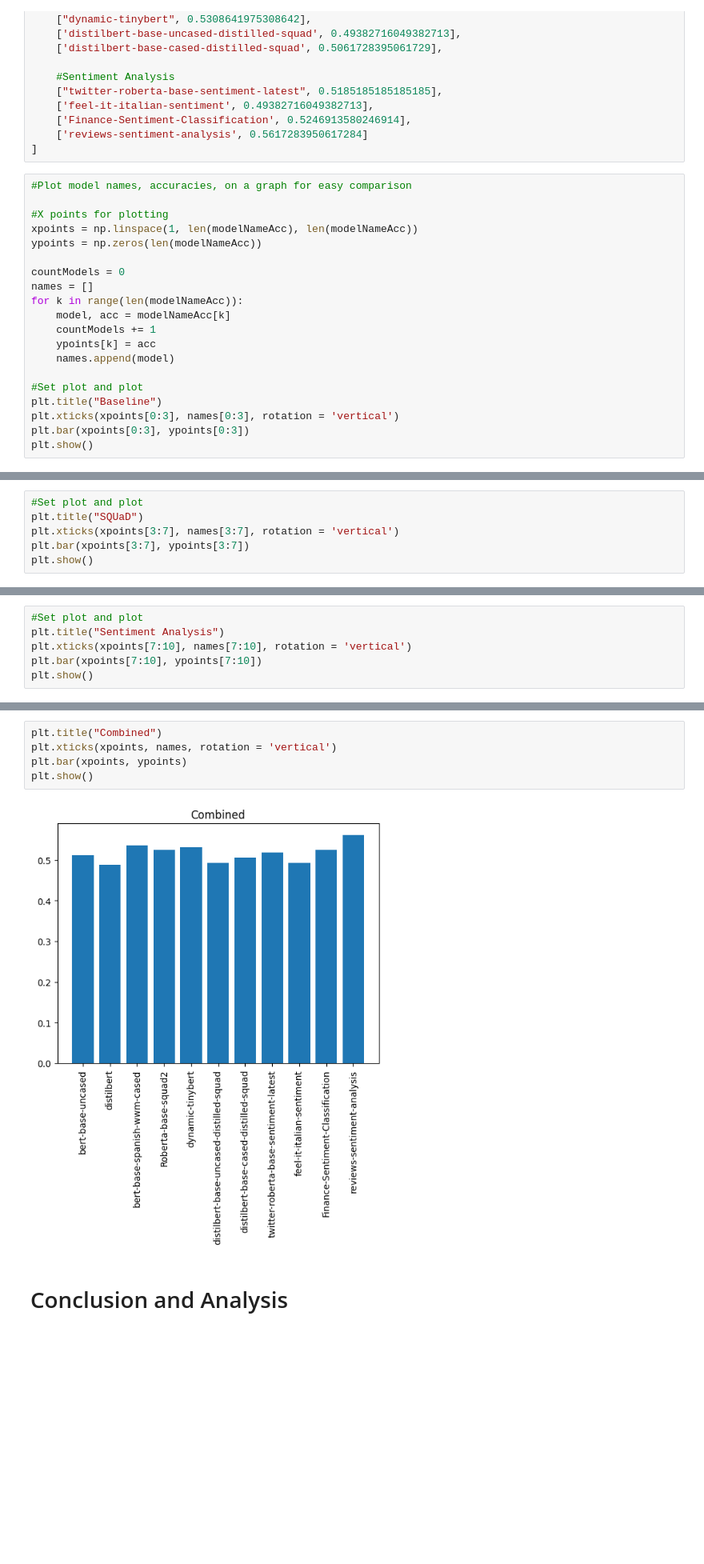
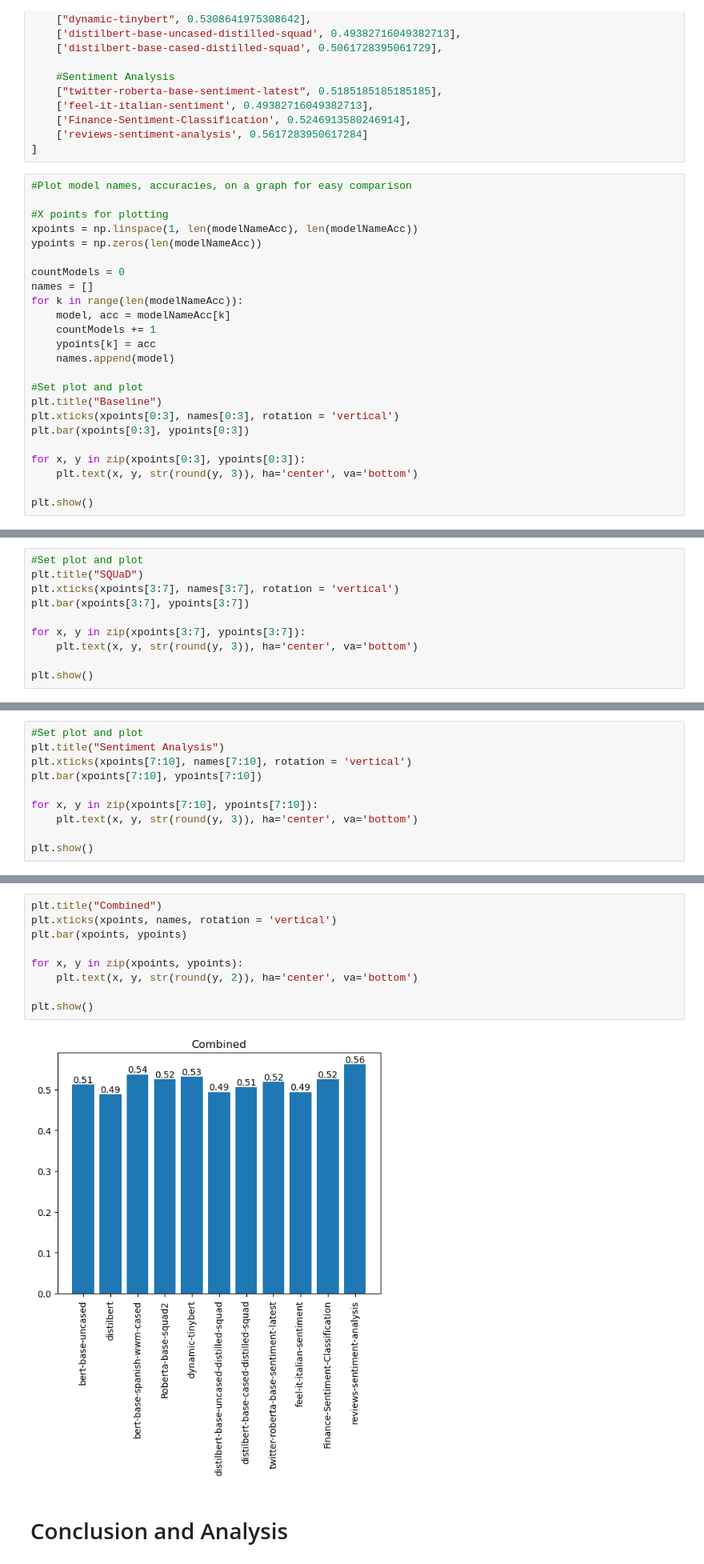
Before and after one commit to braphael99/NLPGroup5, a Jupyter notebook: Project3Code.ipynb, the cells around one changed output, grey strips where cells are left out. Shown at 80% size. Saved outputs shown, nothing was run; the diff lists cells and outputs as text; blank space fills up the shorter version.

Commit message:
added value as a heading to each bar in the graph

```diff
--- a/Project3Code.ipynb
+++ b/Project3Code.ipynb
@@ -617,5 +617,9 @@ for k in range(len(modelNameAcc)):
 plt.title("Baseline")
 plt.xticks(xpoints[0:3], names[0:3], rotation = 'vertical')
 plt.bar(xpoints[0:3], ypoints[0:3])
+
+for x, y in zip(xpoints[0:3], ypoints[0:3]):
+    plt.text(x, y, str(round(y, 3)), ha='center', va='bottom')
+
 plt.show()
 # %% [output]
@@ -625,5 +629,9 @@ plt.show()
 plt.title("SQUaD")
 plt.xticks(xpoints[3:7], names[3:7], rotation = 'vertical')
 plt.bar(xpoints[3:7], ypoints[3:7])
+
+for x, y in zip(xpoints[3:7], ypoints[3:7]):
+    plt.text(x, y, str(round(y, 3)), ha='center', va='bottom')
+
 plt.show()
 # %% [output]
@@ -633,5 +641,9 @@ plt.show()
 plt.title("Sentiment Analysis")
 plt.xticks(xpoints[7:10], names[7:10], rotation = 'vertical')
 plt.bar(xpoints[7:10], ypoints[7:10])
+
+for x, y in zip(xpoints[7:10], ypoints[7:10]):
+    plt.text(x, y, str(round(y, 3)), ha='center', va='bottom')
+
 plt.show()
 # %% [output]
@@ -639,9 +651,13 @@ plt.show()
 # %%
 plt.title("Combined")
 plt.xticks(xpoints, names, rotation = 'vertical')
 plt.bar(xpoints, ypoints)
+
+for x, y in zip(xpoints, ypoints):
+    plt.text(x, y, str(round(y, 2)), ha='center', va='bottom')
+
 plt.show()
 # %% [output]
-[figure, old version]
+[figure, new version]
 # %% [markdown]
 # Conclusion and Analysis
```
Also changed, not shown: parts of 3 cells of this notebook.
